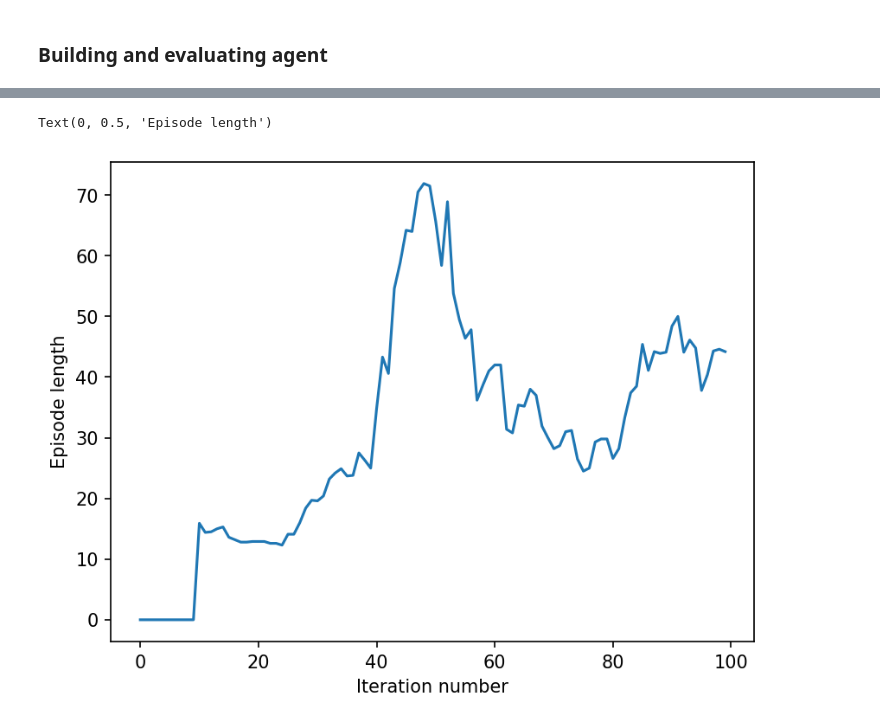
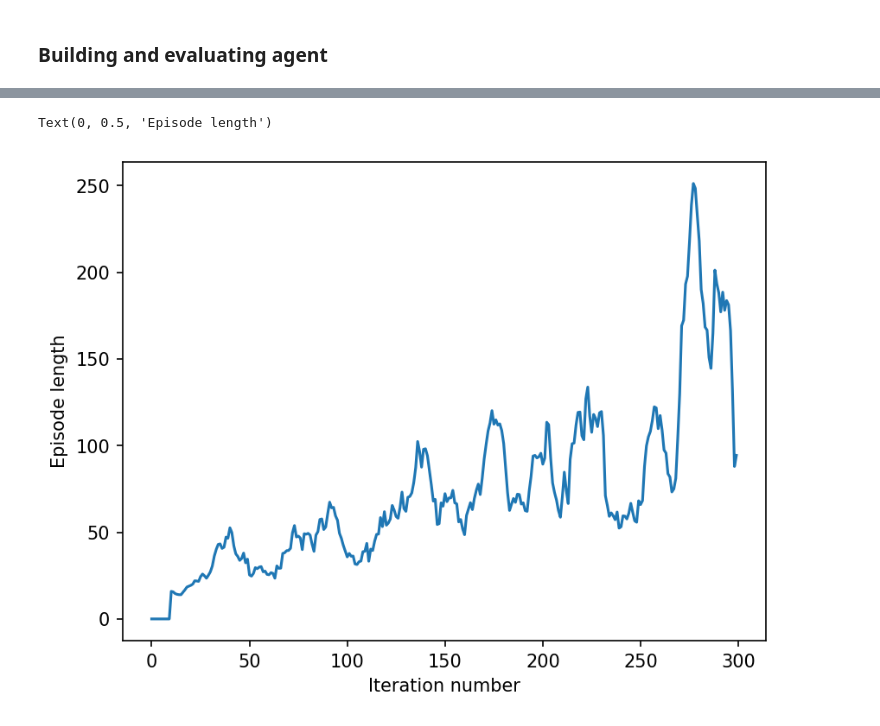
Before and after one commit to achyutha11/cartpole_experiments, a Jupyter notebook: cartpole_experiments.ipynb, the cells around one changed output, grey strips where cells are left out. Saved outputs shown, nothing was run; the diff lists cells and outputs as text; code cells hidden in the pictures.

```diff
--- a/cartpole_experiments.ipynb
+++ b/cartpole_experiments.ipynb
@@ -325,11 +326,11 @@ Memory size: 3962
 # %%
-iters = np.arange(100)
+iters = np.arange(300)
 plt.plot(iters, rolling_average(lengths, 10))
 plt.xlabel("Iteration number")
 plt.ylabel("Episode length")
 # %% [output]
 Text(0, 0.5, 'Episode length')
-[figure, old version]
+[figure, new version]
 # %%
 done = False
 
```
Also changed, not shown: parts of 5 cells of this notebook.
